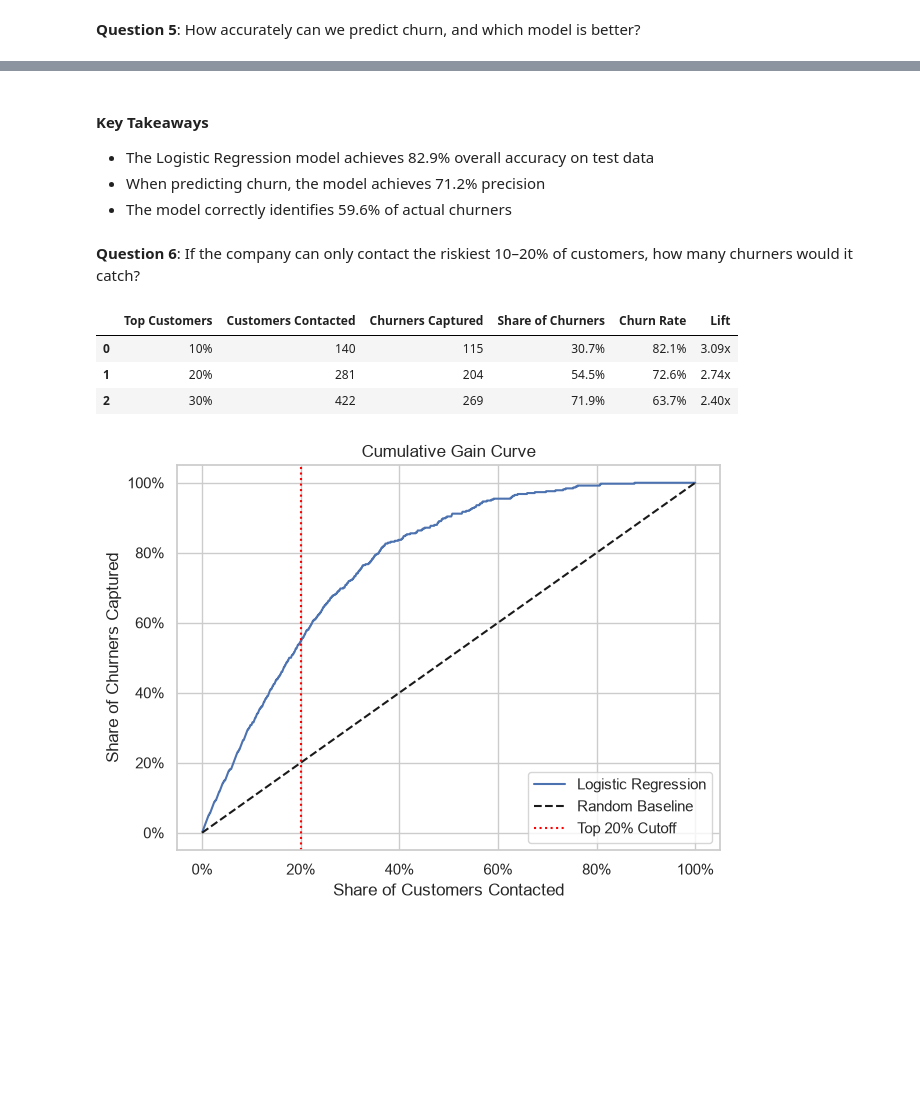
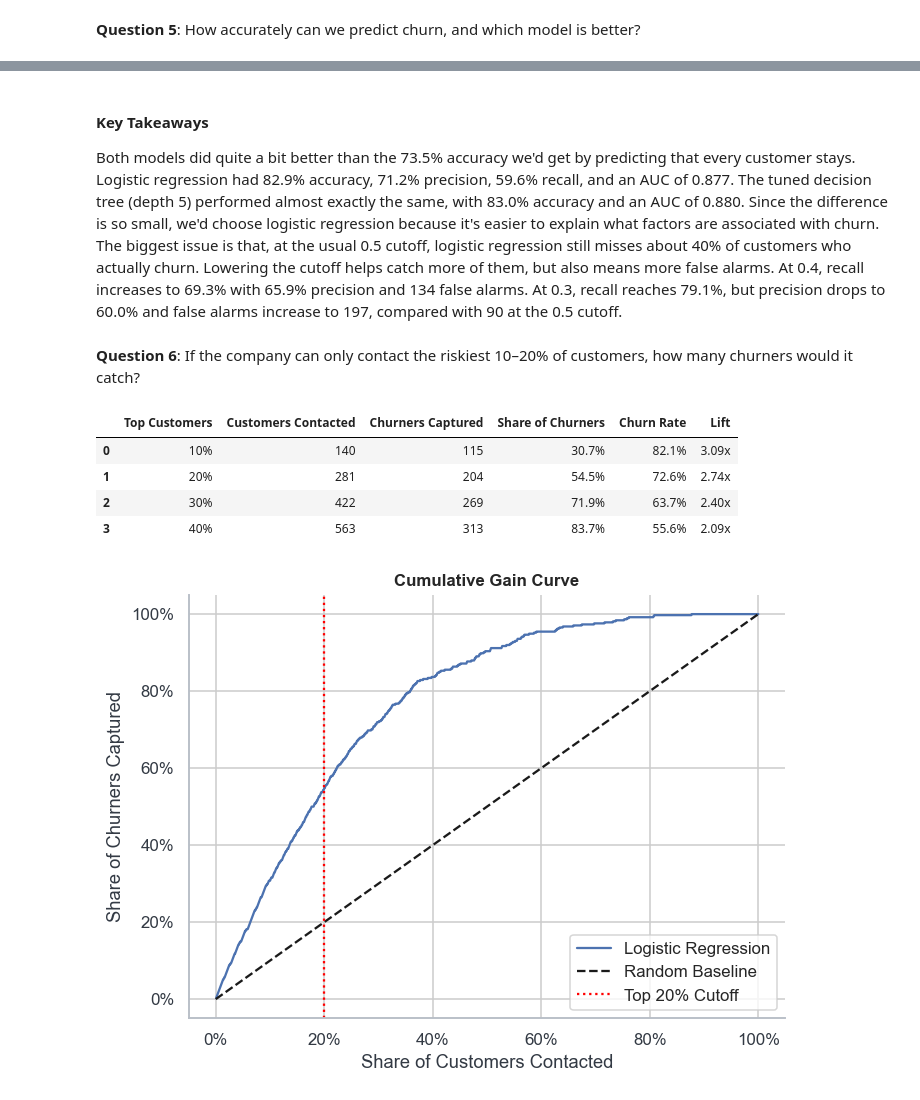
Before and after one commit to pondnatalie/Churn_Project_Tellecommunications, a Jupyter notebook: Churn_Project.ipynb, the cells around one changed output, grey strips where cells are left out. Cells and saved outputs as stored; diff of their text form; code cells hidden in the pictures; blank space fills up the shorter version.

```diff
--- a/Churn_Project.ipynb
+++ b/Churn_Project.ipynb
@@ -1428,13 +1491,8 @@ df.to_csv("Churn_cleaned.csv", index=False)
 # Data Summary, Data Visualization, and Simple Models
 # %%
 ## Reload/Verify Clean Data
-import pandas as pd
-import numpy as np
-import matplotlib.pyplot as plt
-import seaborn as sns
-
 # Ensure cleaned dataset is ready
-df = pd.read_csv("Churn_cleaned.csv")
+df = pd.read_csv("outputs/Churn_cleaned.csv")
 df.head()
 # %% [output]
 |  | customerID | gender | tenure | InternetService | TechSupport | Contract | PaperlessBilling | PaymentMethod | ... |
@@ -1454,22 +1512,11 @@ df.head()
 # %% [markdown]
 ## Setup (Data Cleaning Fixes, Splitting, Encoding & Scaling)
 # %%
-
-
-
-# 1. Fix Cleaning Issues
+# 1. Create the Response Variable
 
 # Create Churn_Binary if it does not exist
 if 'Churn_Binary' not in df.columns:
     df['Churn_Binary'] = df['Churn'].map({'Yes': 1, 'No': 0, 1: 1, 0: 0})
-
-# Fill missing PaymentMethod values with the most common value
-df['PaymentMethod'] = df['PaymentMethod'].fillna(
-    df['PaymentMethod'].mode()[0]
-)
-
-# Round tenure to whole numbers
-df['tenure'] = df['tenure'].round().astype(int)
 
 
 # 2. Select Predictors and Target
@@ -1506,6 +1553,10 @@ X_train, X_test, y_train, y_test = train_test_split(
     random_state=616
 )
 
+# Keep unscaled copies so tree thresholds read in real units
+X_train_raw = X_train.copy()
+X_test_raw = X_test.copy()
+
 
 # 5. Standardize Numeric Predictors
 
@@ -2069,8 +2300,6 @@ Best Tree Depth: {'max_depth': 5}
 # %% [markdown]
 #### Key Takeaways
-- The Logistic Regression model achieves 82.9% overall accuracy on test data
-- When predicting churn, the model achieves 71.2% precision
-- The model correctly identifies 59.6% of actual churners
+Both models did quite a bit better than the 73.5% accuracy we'd get by predicting that every customer stays. Logistic regression had 82.9% accuracy, 71.2% precision, 59.6% recall, and an AUC of 0.877. The tuned decision tree (depth 5) performed almost exactly the same, with 83.0% accuracy and an AUC of 0.880. Since the difference is so small, we'd choose logistic regression because it's easier to explain what factors are associated with churn. The biggest issue is that, at the usual 0.5 cutoff, logistic regression still misses about 40% of customers who actually churn. Lowering the cutoff helps catch more of them, but also means more false alarms. At 0.4, recall increases to 69.3% with 65.9% precision and 134 false alarms. At 0.3, recall reaches 79.1%, but precision drops to 60.0% and false alarms increase to 197, compared with 90 at the 0.5 cutoff.
 # %% [markdown]
 **Question 6**: If the company can only contact the riskiest 10–20% of customers, how many churners would it catch?
 # %%
@@ -2087,7 +2316,7 @@ overall_rate = test_results['Churn'].mean()
 
 decile_metrics = []
 
-for pct in [0.10, 0.20, 0.30]:
+for pct in [0.10, 0.20, 0.30, 0.40]:
     k = int(len(test_results) * pct)
     top_customers = test_results.iloc[:k]
 
@@ -2113,33 +2342,34 @@ test_results['Customers Contacted'] = (
     (test_results.index + 1) / len(test_results)
 )
 
 
 # 4. Plot Cumulative Gain Curve
 plt.figure(figsize=(7, 5))
 
 plt.plot(
     test_results['Customers Contacted'],
     test_results['Gain'],
     label='Logistic Regression'
 )
 
 plt.plot([0, 1], [0, 1], 'k--', label='Random Baseline')
 plt.axvline(0.20, color='red', linestyle=':', label='Top 20% Cutoff')
 
 plt.title('Cumulative Gain Curve')
 plt.xlabel('Share of Customers Contacted')
 plt.ylabel('Share of Churners Captured')
 
 plt.gca().xaxis.set_major_formatter('{x:.0%}')
 plt.gca().yaxis.set_major_formatter('{x:.0%}')
 
 plt.legend()
 plt.show()
 # %% [output]
 |  | Top Customers | Customers Contacted | Churners Captured | Share of Churners | Churn Rate | Lift |
 | 0 | 10% | 140 | 115 | 30.7% | 82.1% | 3.09x |
 | 1 | 20% | 281 | 204 | 54.5% | 72.6% | 2.74x |
 | 2 | 30% | 422 | 269 | 71.9% | 63.7% | 2.40x |
+| 3 | 40% | 563 | 313 | 83.7% | 55.6% | 2.09x |
-[figure, old version]
+[figure, new version]
 # %% [markdown]
 #### Key Takeaways
```
Also changed, not shown: parts of 40 cells of this notebook, 8 other files.
